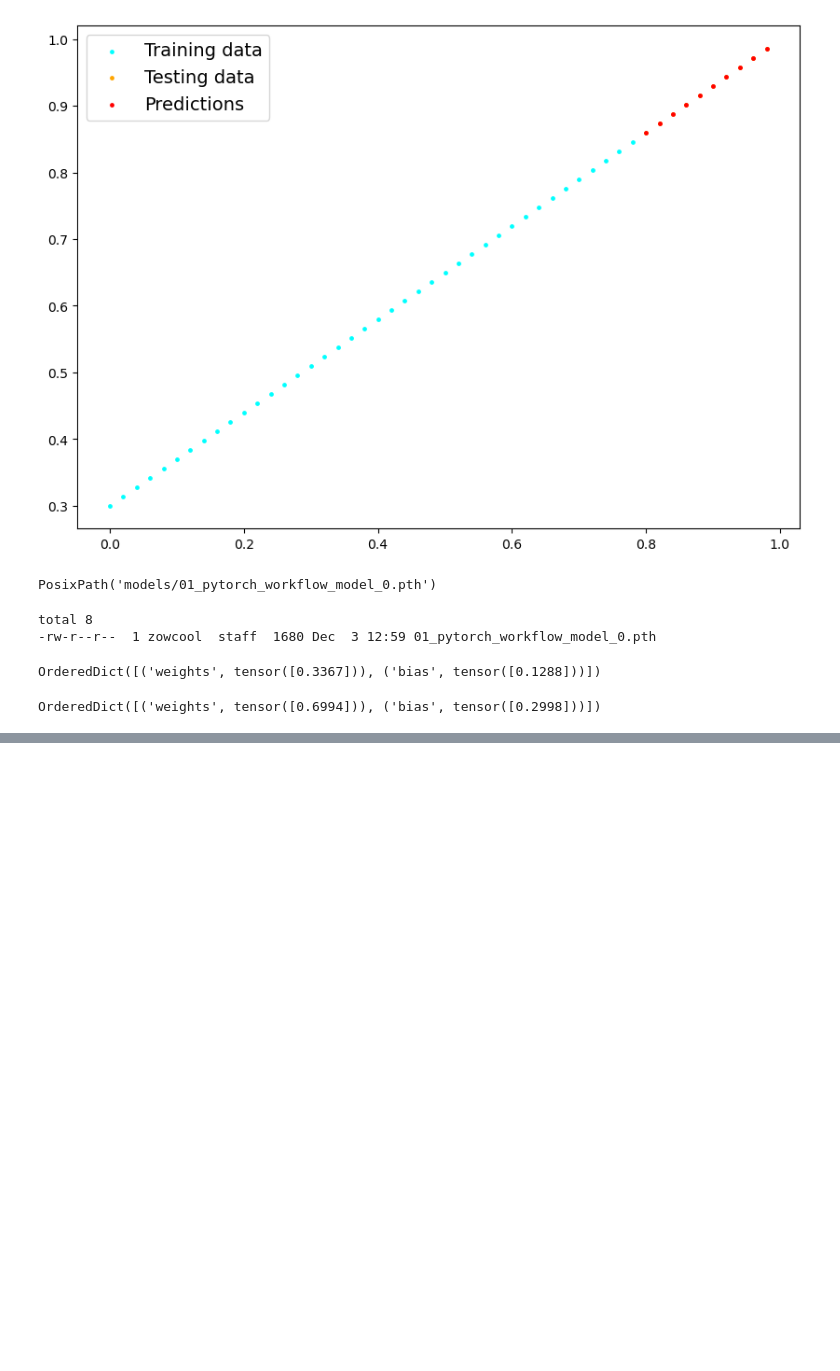
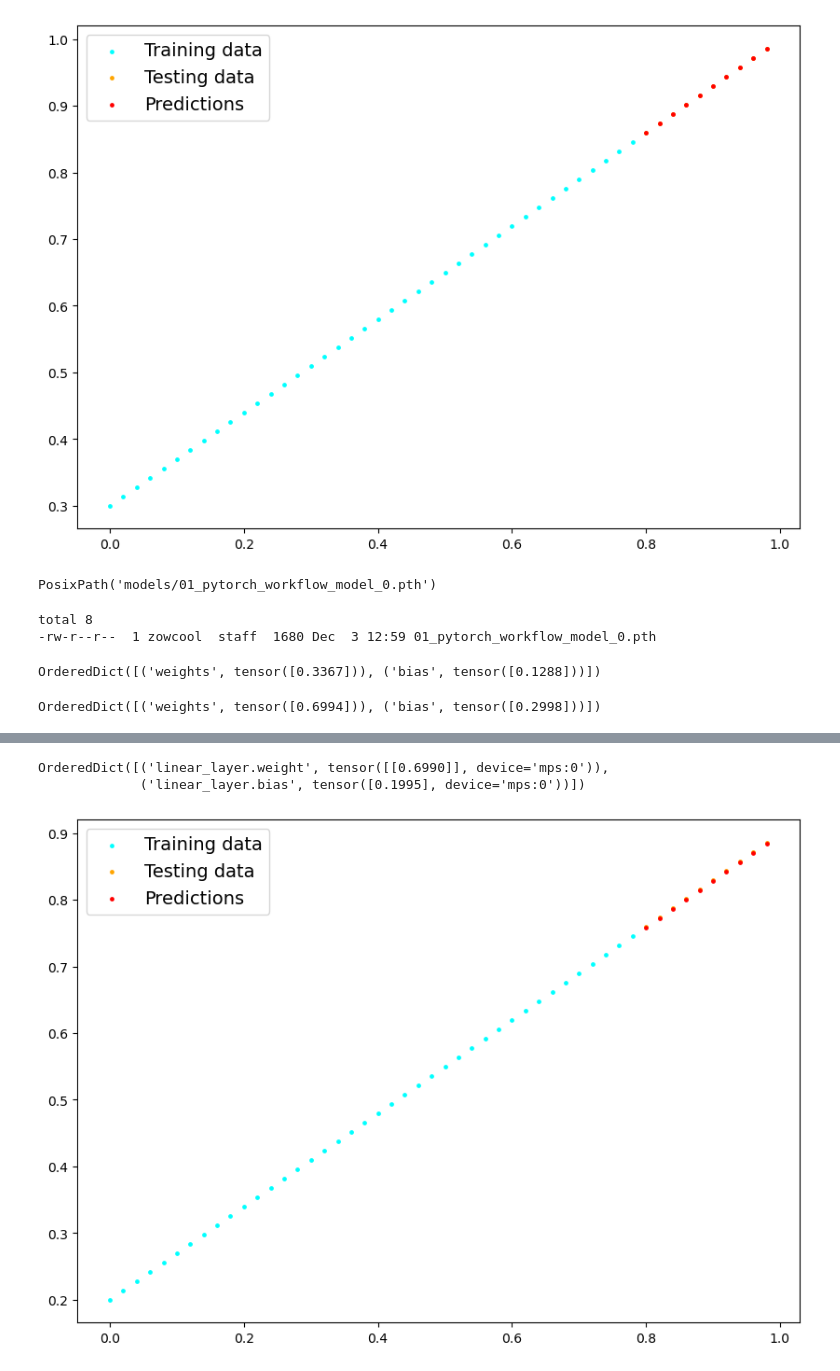
Before and after one commit to Ashes814/learn-pytorch, a Jupyter notebook: 01_pytorch_workflow.ipynb, the cells around one changed output, grey strips where cells are left out. Saved outputs shown, nothing was run; the diff lists cells and outputs as text; code cells hidden in the pictures; blank space fills up the shorter version.

```diff
--- a/01_pytorch_workflow.ipynb
+++ b/01_pytorch_workflow.ipynb
@@ -205,0 +288,12 @@ OrderedDict([('weights', tensor([0.6994])), ('bias', tensor([0.2998]))])
+# %%
+model_1.state_dict()
+# %% [output]
+OrderedDict([('linear_layer.weight', tensor([[0.6990]], device='mps:0')),
+             ('linear_layer.bias', tensor([0.1995], device='mps:0'))])
+# %%
+model_1.eval()
+with torch.inference_mode():
+    y_preds = model_1(X_test)
+plot_predictions(predictions=y_preds.cpu())
+# %% [output]
+[figure, added]
```
Also changed, not shown: parts of 1 cell of this notebook.
